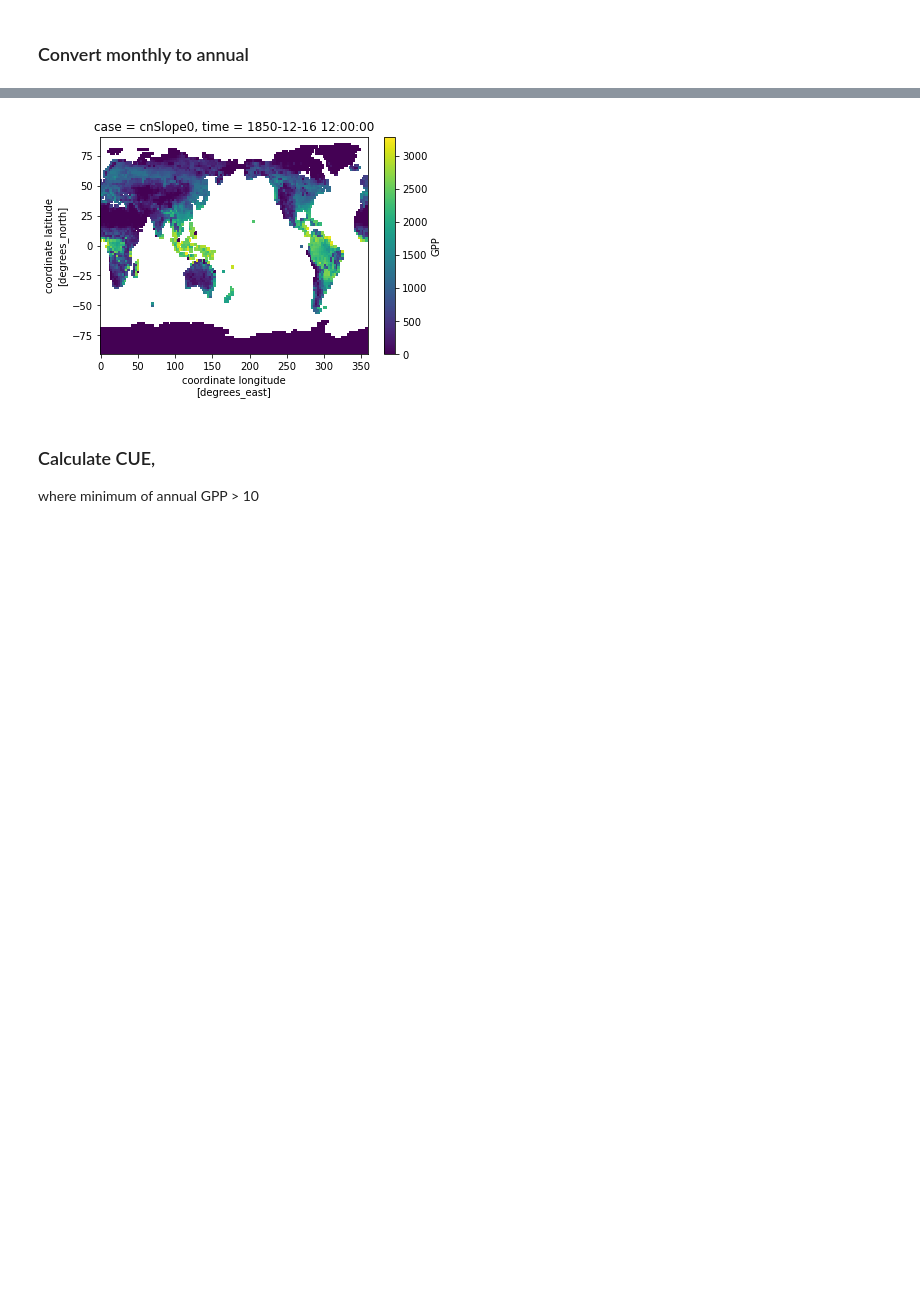
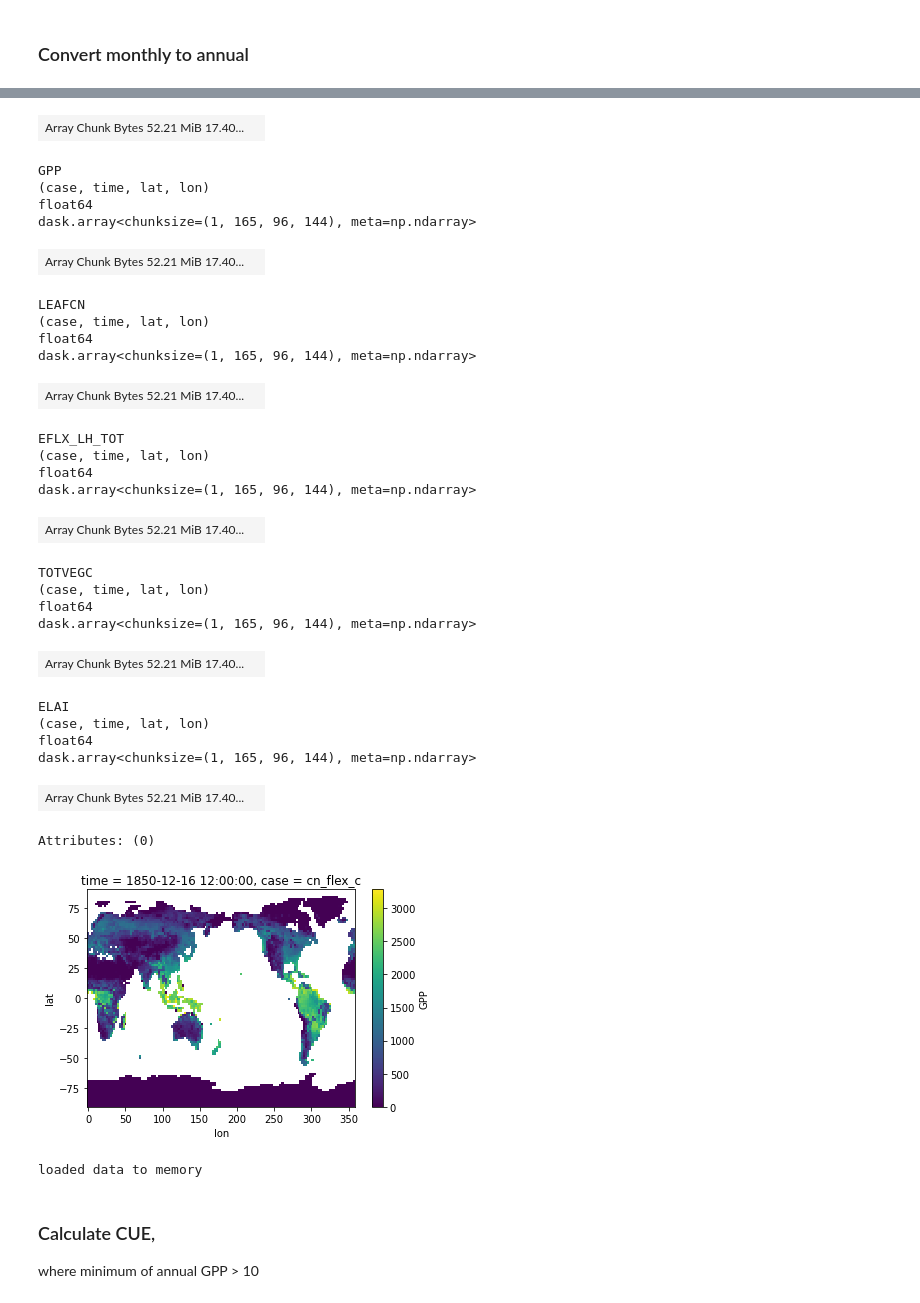
Before and after one commit to emhauser/Foliar-Stoichiometry_CO2, a Jupyter notebook: CN_CO2Global.ipynb, the cells around one changed output, grey strips where cells are left out. Saved outputs shown, nothing was run; the diff lists cells and outputs as text; code cells hidden in the pictures; blank space fills up the shorter version.

```diff
--- a/CN_CO2Global.ipynb
+++ b/CN_CO2Global.ipynb
@@ -107,6 +121,6 @@ fluxes = ['GPP', 'NPP']
 for i in range(len(fluxes)):
     dsAnn[fluxes[i]] = dsAnn[fluxes[i]] * spy
 
-dsAnn.GPP.isel(time=0, case=0).plot() ;
+dsAnn.GPP.isel(time=0, case=2).plot() ;
 dsAnn
 # %% [output]
@@ -127,8 +144,37 @@ Data variables:
+| Array Chunk Bytes 52.21 MiB 17.40... |  |
+GPP
+(case, time, lat, lon)
+float64
+dask.array<chunksize=(1, 165, 96, 144), meta=np.ndarray>
+| Array Chunk Bytes 52.21 MiB 17.40... |  |
+LEAFCN
+(case, time, lat, lon)
+float64
+dask.array<chunksize=(1, 165, 96, 144), meta=np.ndarray>
+| Array Chunk Bytes 52.21 MiB 17.40... |  |
+EFLX_LH_TOT
+(case, time, lat, lon)
+float64
+dask.array<chunksize=(1, 165, 96, 144), meta=np.ndarray>
+| Array Chunk Bytes 52.21 MiB 17.40... |  |
+TOTVEGC
+(case, time, lat, lon)
+float64
+dask.array<chunksize=(1, 165, 96, 144), meta=np.ndarray>
+| Array Chunk Bytes 52.21 MiB 17.40... |  |
+ELAI
+(case, time, lat, lon)
+float64
+dask.array<chunksize=(1, 165, 96, 144), meta=np.ndarray>
+| Array Chunk Bytes 52.21 MiB 17.40... |  |
+Attributes: (0)
-[figure, old version]
+[figure, new version]
 # %%
 # this seems to take forever...
-#dsAnn = dsAnn.load()
-#print('loaded data to memory')
+dsAnn = dsAnn.load()
+print('loaded data to memory')
+# %% [output]
+loaded data to memory
 # %% [markdown]
 ### Calculate CUE,
 where minimum of annual GPP > 10
```
Also changed, not shown: parts of 11 cells of this notebook.
